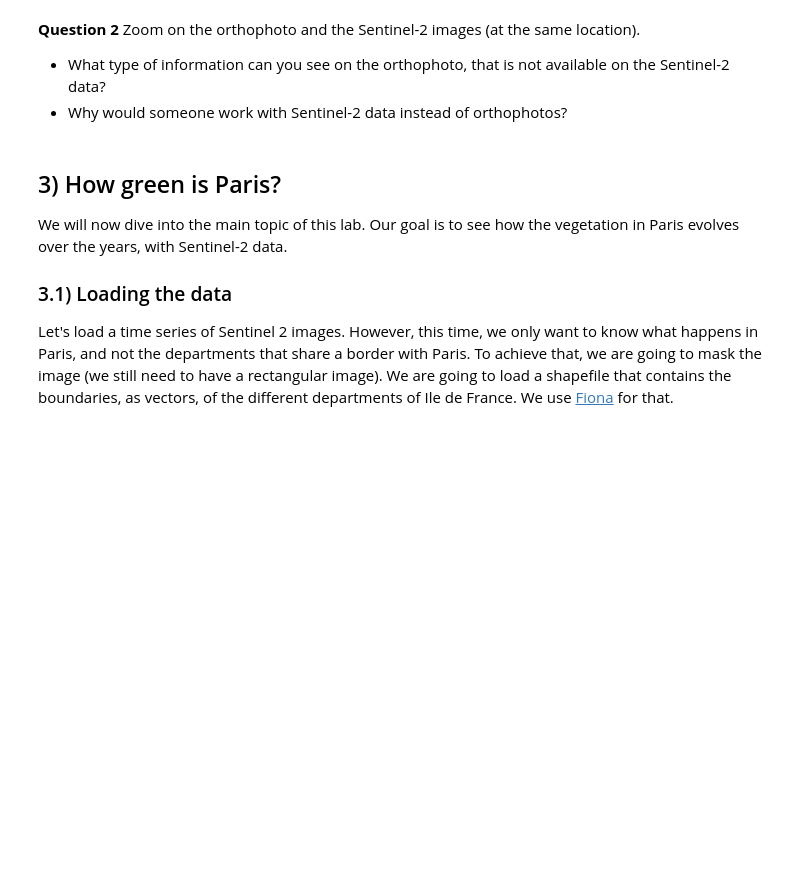
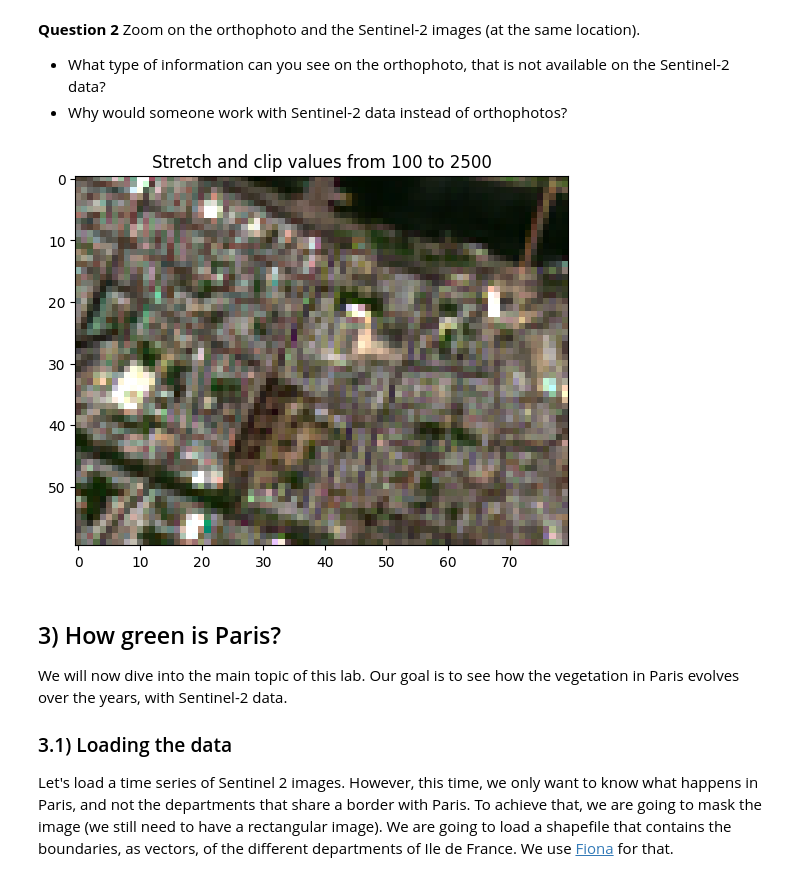
Before and after one commit to Yanis-Bouchelaghem/TP_remote_sensing, a Jupyter notebook: ImagesM2_RSLab_to_complete.ipynb, the cells around one changed output. Saved outputs shown, nothing was run; the diff lists cells and outputs as text; code cells hidden in the pictures; blank space fills up the shorter version.

```diff
--- a/ImagesM2_RSLab_to_complete.ipynb
+++ b/ImagesM2_RSLab_to_complete.ipynb
@@ -156,3 +156,8 @@ show_imageRGB(individual_bands, bands_to_print, display_box)
+# %%
+display_box = (5070, 5150, 8800, 8860)
+show_imageRGB(individual_bands, bands_to_print, display_box, method = "user-defined", val_min = 100, val_max = 2500)
+# %% [output]
+[figure, added]
 # %% [markdown]
 ## 3) How green is Paris?
 
```
Also changed, not shown: parts of 2 cells of this notebook.
